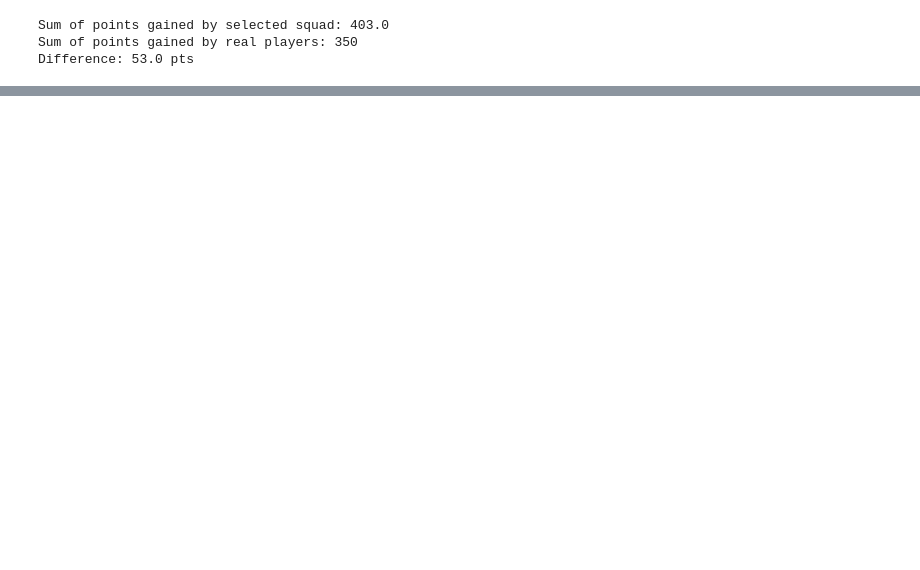
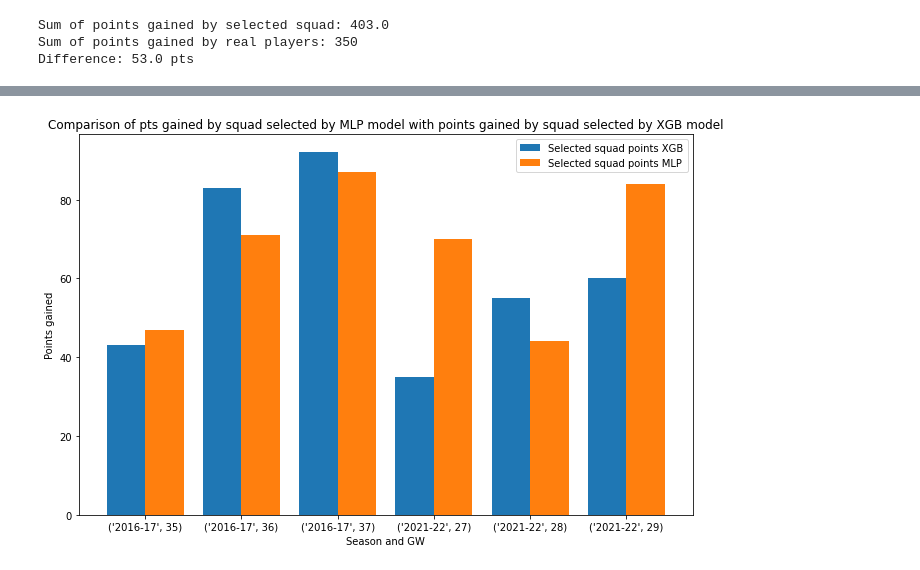
Before and after one commit to gracjans/FPL-AI-Manager_SwanseAI, a Jupyter notebook: notebooks/evaluate_selected_squad.ipynb, the cells around one changed output, grey strips where cells are left out. Saved outputs shown, nothing was run; the diff lists cells and outputs as text; code cells hidden in the pictures; blank space fills up the shorter version.

```diff
--- a/notebooks/evaluate_selected_squad.ipynb
+++ b/notebooks/evaluate_selected_squad.ipynb
@@ -175,0 +220,16 @@ These results look promising. Squad selected by AI model seems to gain more poin
+# %%
+plt.figure(figsize=(11,7))
+
+X_axis = np.arange(len(gameweeks))
+
+plt.bar(X_axis - 0.2, selected_squad_points_xgb, 0.4, label = 'Selected squad points XGB')
+plt.bar(X_axis + 0.2, selected_squad_points_mlp, 0.4, label = 'Selected squad points MLP')
+
+plt.xticks(X_axis, gameweeks)
+plt.xlabel("Season and GW")
+plt.ylabel("Points gained")
+plt.title("Comparison of pts gained by squad selected by MLP model with points gained by squad selected by XGB model")
+plt.legend()
+plt.show()
+# %% [output]
+[figure, added]
```
Also changed, not shown: parts of 22 cells of this notebook.
